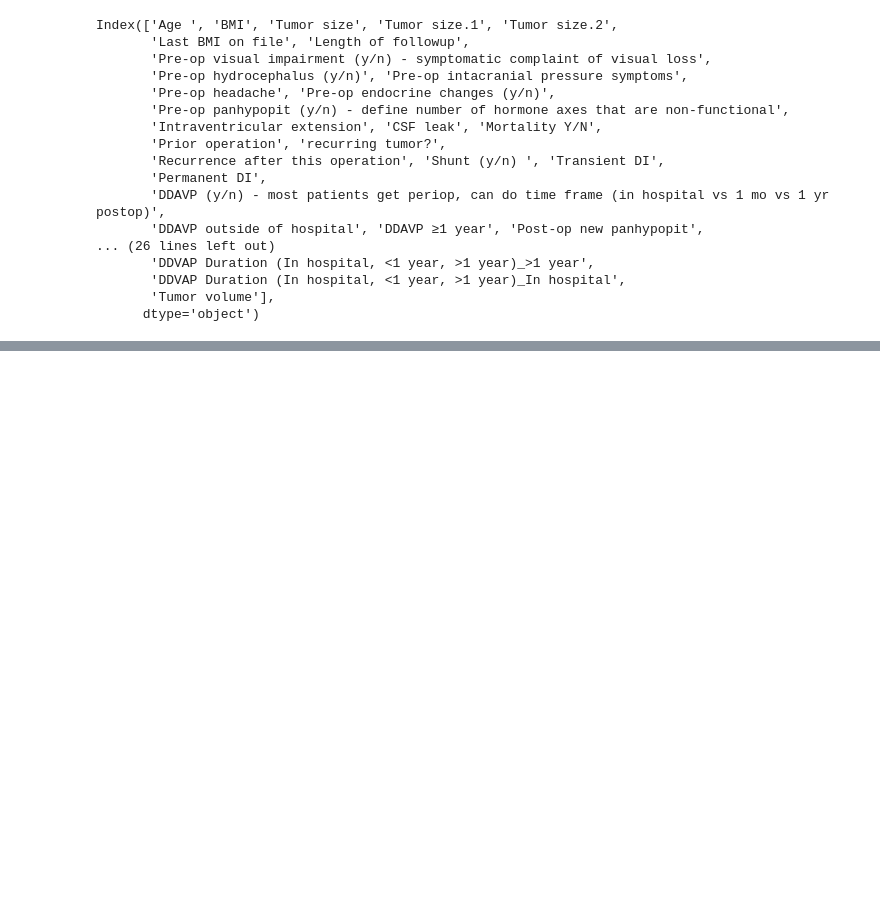
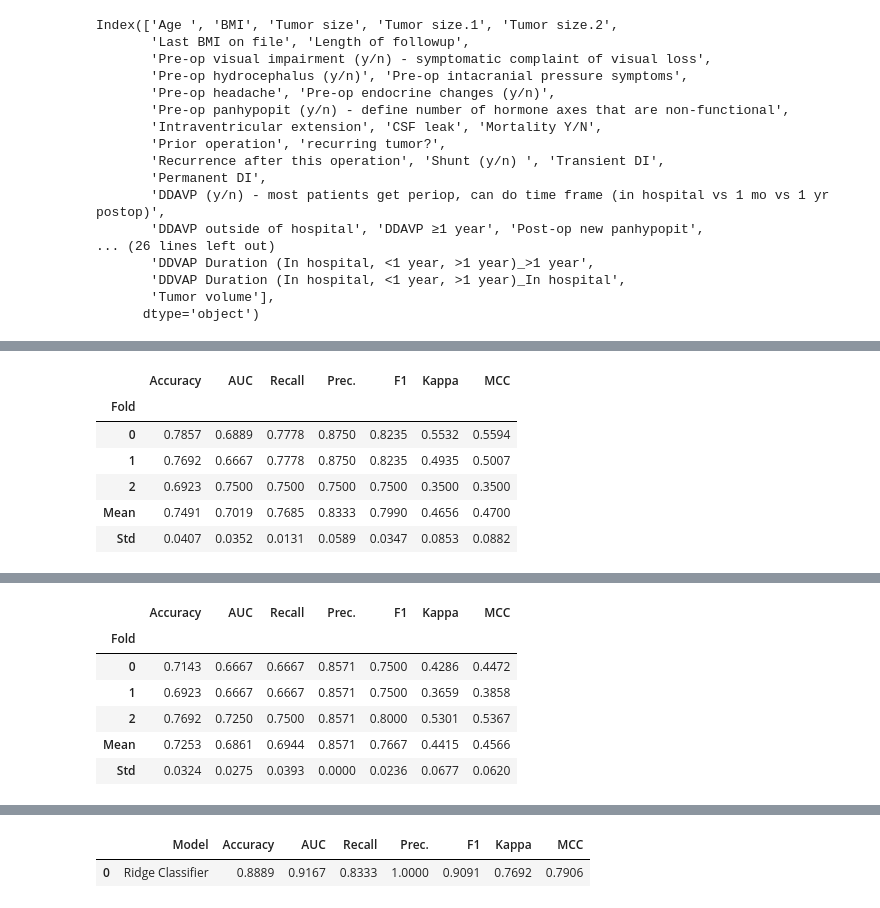
Before and after one commit to shrinitbabel/craniopharyngioma, a Jupyter notebook: initial.ipynb, the cells around one changed output, grey strips where cells are left out. Cells and saved outputs as stored; diff of their text form; code cells hidden in the pictures; blank space fills up the shorter version.

```diff
--- a/initial.ipynb
+++ b/initial.ipynb
@@ -128,0 +288,59 @@ ModuleNotFoundError: No module named 'lazypredict'
+# %%
+import pandas as pd
+from pycaret.classification import setup, create_model, tune_model, finalize_model, save_model, predict_model, pull
+
+# 1) Load raw data
+df_original = pd.read_csv("data.csv")
+
+# 2) Define features for Permanent DI (pre-op + intra-op you chose)
+features_permdi = [
+    "Age ", "BMI", "Tumor size", "Tumor size.1", "Tumor size.2", "Tumor volume",
+    "Last BMI on file",
+    "Pre-op visual impairment (y/n) - symptomatic complaint of visual loss",
+    "Pre-op hydrocephalus (y/n)", "Pre-op intacranial pressure symptoms",
+    "Pre-op headache", "Pre-op endocrine changes (y/n)",
+    "Pre-op panhypopit (y/n) - define number of hormone axes that are non-functional",
+    "Intraventricular extension",
+    "Surgical Approach", "Resection outcome (total, subtotal, partial)"
+]
+target = "Permanent DI"
+
+# 3) Keep only rows with target present
+cols = [c for c in features_permdi + [target] if c in df_original.columns]
+data = df_original[cols].dropna(subset=[target]).copy()
+
+# 4) Pick a safe number of folds (avoid empty-class folds)
+vc = data[target].value_counts()
+minority = int(vc.min())
+folds = max(2, min(3, minority))  # 2–3 folds depending on minority size
+
+# 5) Setup (PyCaret will encode categoricals & impute internally)
+_ = setup(
+    data=data,
+    target=target,
+    session_id=42,
+    fold=folds,
+    fold_strategy="stratifiedkfold",
+    fix_imbalance=True,    # helps with rare outcomes
+    use_gpu=False,
+    verbose=False
+)
+
+# 6) Train Ridge, then tune it (optimize F1 for class imbalance)
+ridge = create_model("ridge")
+ridge_tuned = tune_model(ridge, optimize="F1")
+
+# (optional) Inspect CV leaderboard for tuned ridge
+lb = pull()
+print(lb.head())
+
+# 7) Finalize on the full dataset (locks preprocessing + tuned params)
+ridge_final = finalize_model(ridge_tuned)
+
+# 8) Save the whole pipeline (preprocessing + model)
+save_model(ridge_final, "permdi_ridge_v1")
+
+# 9) (optional) Get CV/holdout predictions for sanity check
+preds = predict_model(ridge_final)
+print(preds.head())
+# %% [output]
@@ -128,0 +348,7 @@ ModuleNotFoundError: No module named 'lazypredict'
+|  | Accuracy | AUC | Recall | Prec. | F1 | Kappa | MCC |
+| Fold |  |  |  |  |  |  |  |
+| 0 | 0.7857 | 0.6889 | 0.7778 | 0.8750 | 0.8235 | 0.5532 | 0.5594 |
+| 1 | 0.7692 | 0.6667 | 0.7778 | 0.8750 | 0.8235 | 0.4935 | 0.5007 |
+| 2 | 0.6923 | 0.7500 | 0.7500 | 0.7500 | 0.7500 | 0.3500 | 0.3500 |
+| Mean | 0.7491 | 0.7019 | 0.7685 | 0.8333 | 0.7990 | 0.4656 | 0.4700 |
+| Std | 0.0407 | 0.0352 | 0.0131 | 0.0589 | 0.0347 | 0.0853 | 0.0882 |
@@ -128,0 +357,7 @@ ModuleNotFoundError: No module named 'lazypredict'
+|  | Accuracy | AUC | Recall | Prec. | F1 | Kappa | MCC |
+| Fold |  |  |  |  |  |  |  |
+| 0 | 0.7143 | 0.6667 | 0.6667 | 0.8571 | 0.7500 | 0.4286 | 0.4472 |
+| 1 | 0.6923 | 0.6667 | 0.6667 | 0.8571 | 0.7500 | 0.3659 | 0.3858 |
+| 2 | 0.7692 | 0.7250 | 0.7500 | 0.8571 | 0.8000 | 0.5301 | 0.5367 |
+| Mean | 0.7253 | 0.6861 | 0.6944 | 0.8571 | 0.7667 | 0.4415 | 0.4566 |
+| Std | 0.0324 | 0.0275 | 0.0393 | 0.0000 | 0.0236 | 0.0677 | 0.0620 |
@@ -128,0 +375,2 @@ ModuleNotFoundError: No module named 'lazypredict'
+|  | Model | Accuracy | AUC | Recall | Prec. | F1 | Kappa | MCC |
+| 0 | Ridge Classifier | 0.8889 | 0.9167 | 0.8333 | 1.0000 | 0.9091 | 0.7692 | 0.7906 |
```
Also changed, not shown: parts of 6 cells of this notebook, 7 other files.
